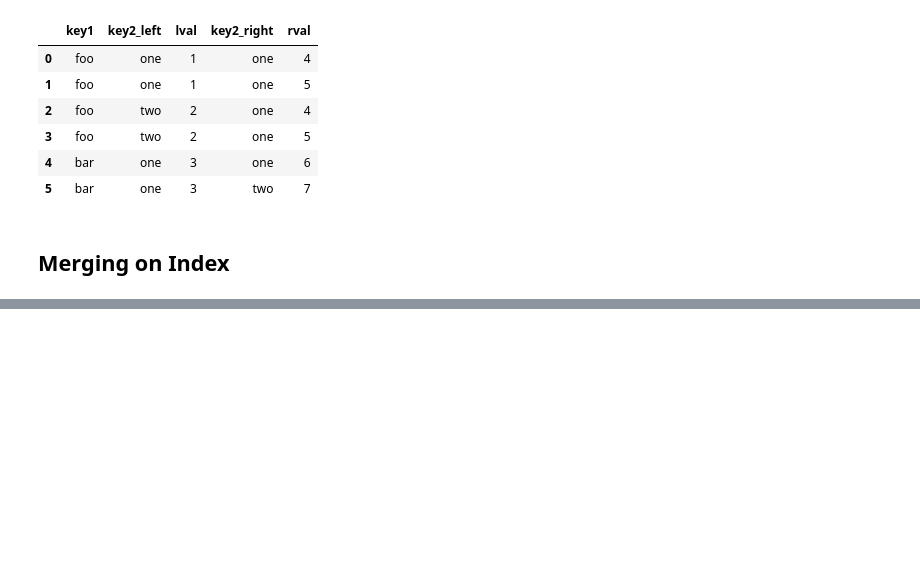
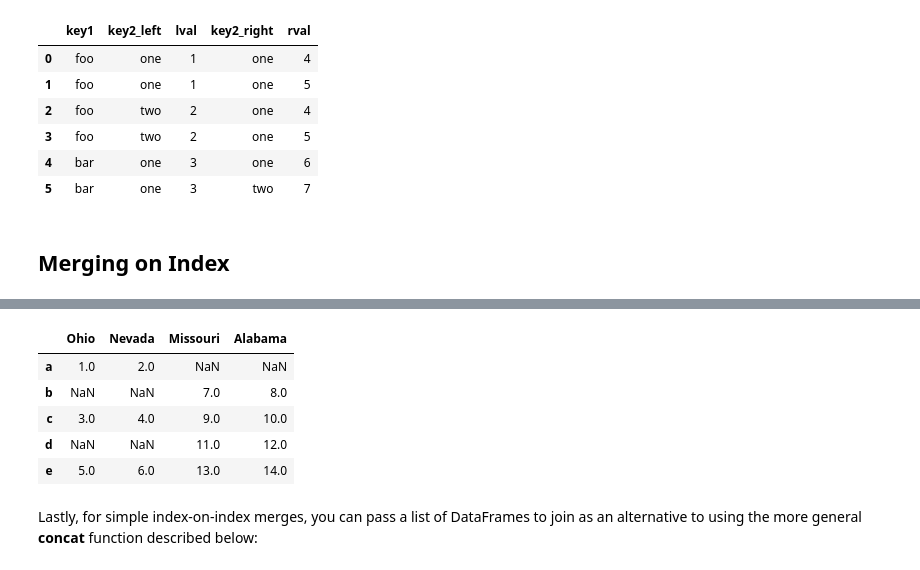
Before and after one commit to khanh96le/python_data_build, a Jupyter notebook: chapter7/chapter7_data_wrangling.ipynb, the cells around one changed output, grey strips where cells are left out. Cells and saved outputs as stored; diff of their text form; code cells hidden in the pictures; blank space fills up the shorter version.

```diff
--- a/chapter7/chapter7_data_wrangling.ipynb
+++ b/chapter7/chapter7_data_wrangling.ipynb
@@ -270,0 +372,12 @@ pd.merge(left, right, on='key1', suffixes=('_left', '_right'))
+# %%
+pd.merge(left2, right2, how='outer', left_index=True, right_index=True)
+# %% [output]
+|  | Ohio | Nevada | Missouri | Alabama |
+| a | 1.0 | 2.0 | NaN | NaN |
+| b | NaN | NaN | 7.0 | 8.0 |
+| c | 3.0 | 4.0 | 9.0 | 10.0 |
+| d | NaN | NaN | 11.0 | 12.0 |
+| e | 5.0 | 6.0 | 13.0 | 14.0 |
+# %% [markdown]
+Lastly, for simple index-on-index merges, you can pass a list of DataFrames to join as
+an alternative to using the more general **concat** function described below:
```
Also changed, not shown: parts of 23 cells of this notebook.
